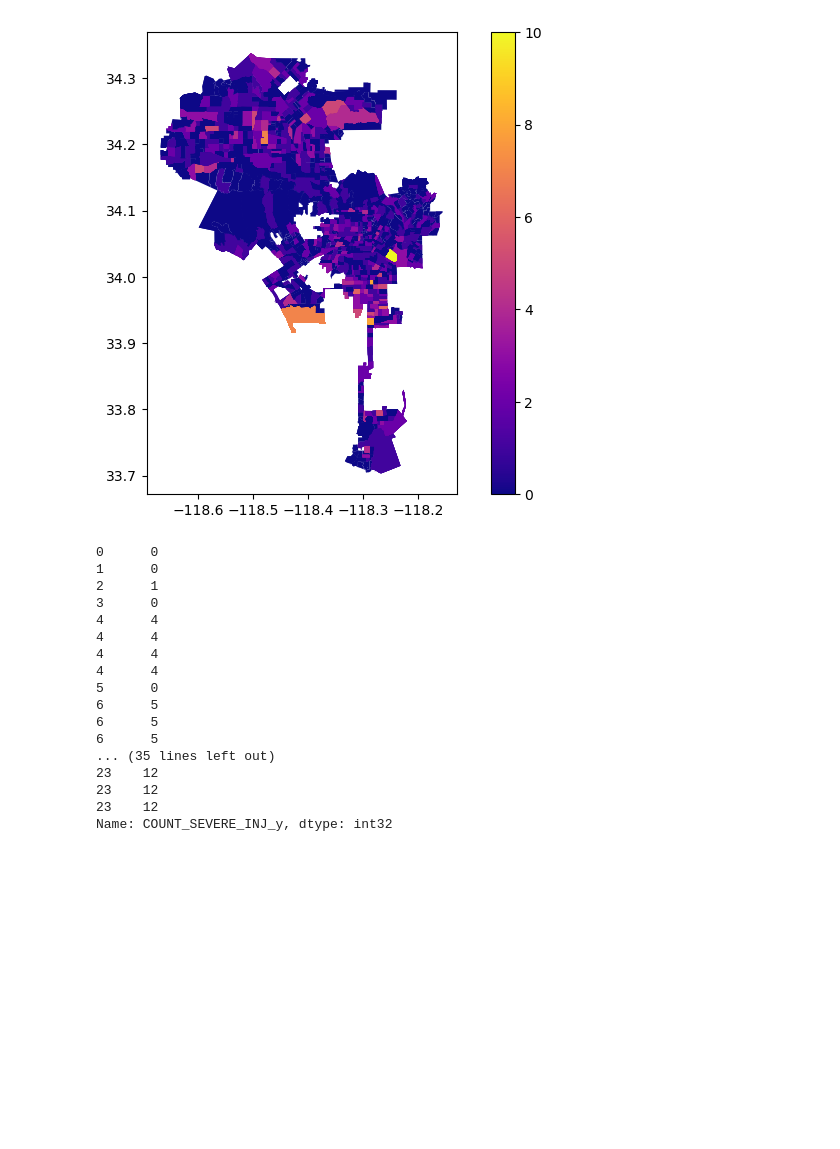
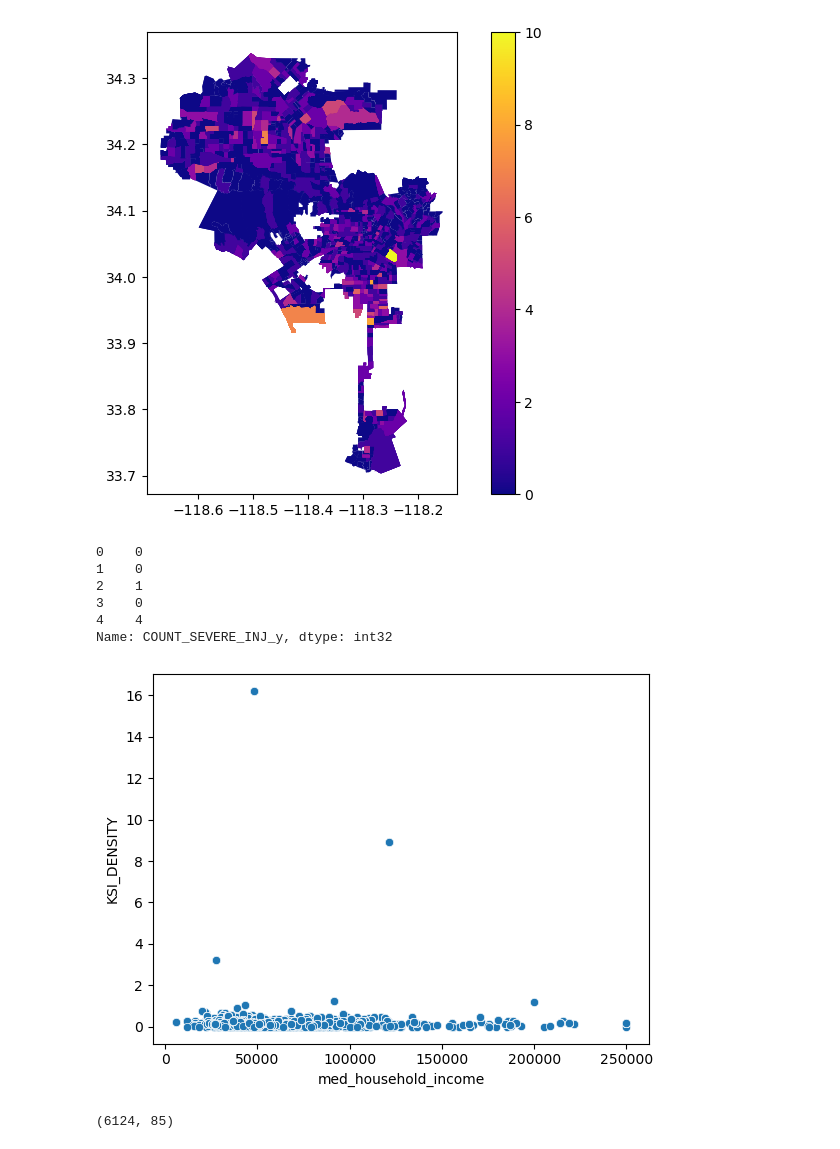
Before and after one commit to dylanqcdi/PPD534FA23, a Jupyter notebook: Final_Project.ipynb, the cells around one changed output. Drawn from its saved outputs; the diff is of its cells as text; code cells hidden in the pictures; blank space fills up the shorter version.

```diff
--- a/Final_Project.ipynb
+++ b/Final_Project.ipynb
@@ -136,22 +144,26 @@ gdf["NUMBER_KILLED_y"] = gdf["NUMBER_KILLED_y"].astype(int)
 gdf["COUNT_SEVERE_INJ_y"] = gdf["COUNT_SEVERE_INJ_y"].astype(int)
 gdf["total_pop"] = gdf["total_pop"].astype(float)
 gdf["KSI_DENSITY"] = (gdf["NUMBER_KILLED_y"] + gdf["COUNT_SEVERE_INJ_y"]) / gdf["total_pop"] * 100
-gdf["COUNT_SEVERE_INJ_y"].head(50)
+gdf["COUNT_SEVERE_INJ_y"].head()
 # %% [output]
-0      0
-1      0
-2      1
-3      0
-4      4
-4      4
-4      4
-4      4
-5      0
-6      5
-6      5
-6      5
-... (35 lines left out)
-23    12
-23    12
-23    12
+0    0
+1    0
+2    1
+3    0
+4    4
 Name: COUNT_SEVERE_INJ_y, dtype: int32
+# %%
+ax = sns.scatterplot(x=gdf["med_household_income"], y=gdf["KSI_DENSITY"])
+# %% [output]
+[figure, added]
+# %%
+cols = ["KSI_DENSITY"]
+
+Q1 = gdf[cols].quantile(0.25)
+Q3 = gdf[cols].quantile(0.75)
+IQR = Q3 - Q1
+
+gdf_density = gdf[~((gdf[cols] < (Q1 - 1.5 * IQR)) |(gdf[cols] > (Q3 + 1.5 * IQR))).any(axis=1)]
+gdf_density.shape
+# %% [output]
+(6124, 85)
```
Also changed, not shown: parts of 13 cells of this notebook.
